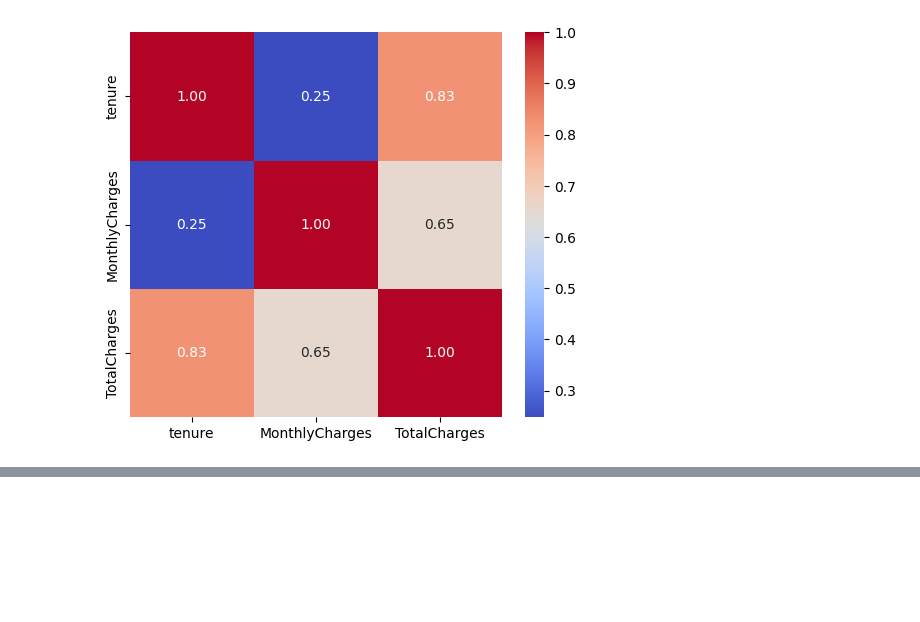
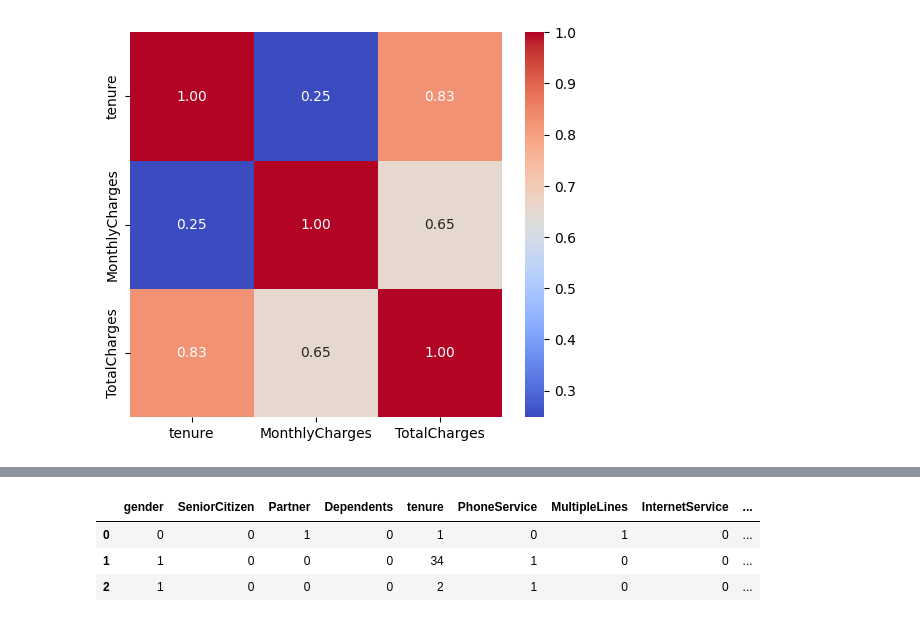
Before and after one commit to razzaq-99/Customer-Churn-Prediction, a Jupyter notebook: customer_churn.ipynb, the cells around one changed output, grey strips where cells are left out. Cells and saved outputs as stored; diff of their text form; code cells hidden in the pictures; blank space fills up the shorter version.

```diff
--- a/customer_churn.ipynb
+++ b/customer_churn.ipynb
@@ -208,0 +273,3 @@ plt.savefig("Corr_between_numerical_columns.png")
+# %%
+## Local label encoding to Target column
+df['Churn'] = df['Churn'].replace({'Yes': 1, 'No': 0})
@@ -208,0 +292,4 @@ plt.savefig("Corr_between_numerical_columns.png")
+# %%
+object_col = df.select_dtypes(include=['object']).columns.to_list()
+
+object_col
@@ -208,0 +312,13 @@ plt.savefig("Corr_between_numerical_columns.png")
+# %%
+## Initialize the dictionary to store the encoded values
+encoders = {}
+
+for col in object_col:
+    label_encoder = LabelEncoder()
+    df[col] = label_encoder.fit_transform(df[col])
+    encoders[col] = label_encoder
+
+
+## Save the encoders to a pickle file
+with open('encoders.pkl', 'wb') as f:
+    pickle.dump(encoders, f)
@@ -208,0 +343,7 @@ plt.savefig("Corr_between_numerical_columns.png")
+# %%
+df.head(3)
+# %% [output]
+|  | gender | SeniorCitizen | Partner | Dependents | tenure | PhoneService | MultipleLines | InternetService | ... |
+| 0 | 0 | 0 | 1 | 0 | 1 | 0 | 1 | 0 | ... |
+| 1 | 1 | 0 | 0 | 0 | 34 | 1 | 0 | 0 | ... |
+| 2 | 1 | 0 | 0 | 0 | 2 | 1 | 0 | 0 | ... |
```
Also changed, not shown: parts of 11 cells of this notebook.
